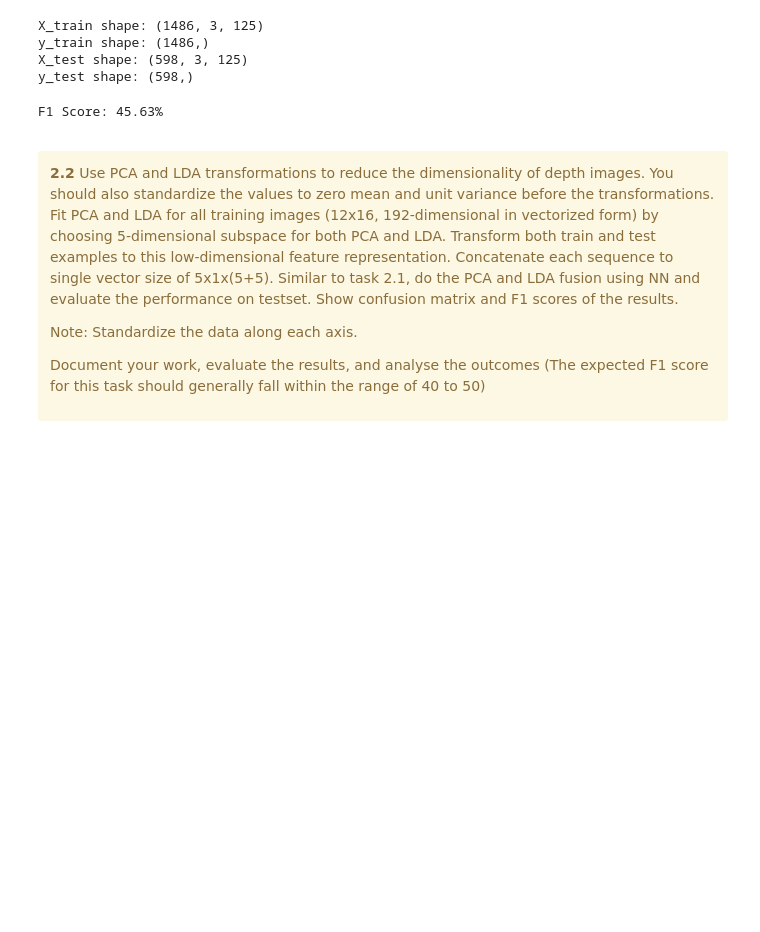
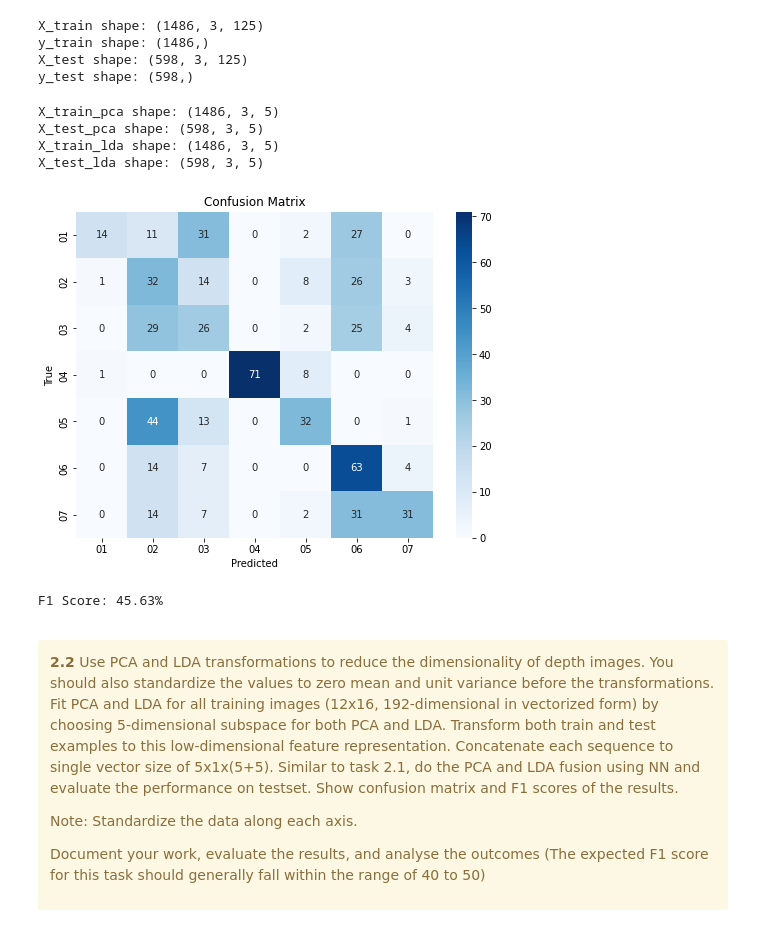
Before and after one commit to waasnipun/mmdf, a Jupyter notebook: project-work-MEx-classification.ipynb, the cells around one changed output. Saved outputs shown, nothing was run; the diff lists cells and outputs as text; code cells hidden in the pictures; blank space fills up the shorter version.

```diff
--- a/project-work-MEx-classification.ipynb
+++ b/project-work-MEx-classification.ipynb
@@ -397,11 +399,14 @@ def resample_scale(data, orig_freq, new_freq):
 
     return preprocess_data.flatten()
 
-def preprocess(df, columns, label_column='exercise_id'):
+def preprocess(df, columns, resample=True):
     combined_features = []
     for col in columns:
-        # Preprocess the data
-        preprocessed_data = df['df'].apply(lambda x: resample_scale(x[col].values, 100, 25))
+        preprocessed_data = df['df'].apply(lambda x: x[col].values)
+
+        # resample the data to 25 Hz
+        if resample:
+            preprocessed_data = df['df'].apply(lambda x: resample_scale(data=x[col].values, orig_freq=100, new_freq=25))
         preprocessed_data = np.vstack(preprocessed_data.values)
 
         # Standardize the data
@@ -413,8 +418,8 @@ def preprocess(df, columns, label_column='exercise_id'):
 
     return np.stack(combined_features, axis=1)
 # %%
-training_acc['preprocessed_data'] = [_ for _ in preprocess(training_acc, ['acc_0', 'acc_1', 'acc_2'])]
-testing_acc['preprocessed_data'] = [_ for _ in preprocess(testing_acc, ['acc_0', 'acc_1', 'acc_2'])]
+training_acc['preprocessed_data'] = [_ for _ in preprocess(df=training_acc, columns=['acc_0', 'acc_1', 'acc_2'], resample=True)]
+testing_acc['preprocessed_data'] = [_ for _ in preprocess(df=testing_acc, columns=['acc_0', 'acc_1', 'acc_2'] , resample=True)]
 # %%
 X_train = np.stack(training_acc['preprocessed_data'].values)
 y_train = training_acc['exercise_id'].values
@@ -467,3 +471,11 @@ for i in range(X_train.shape[1]):
+# %%
+X_train_pca, X_test_pca, X_train_lda, X_test_lda = transform_data_with_pca_lda(X_train, X_test, y_train, n_components=5)
+print(f'X_train_pca shape: {X_train_pca.shape}\nX_test_pca shape: {X_test_pca.shape}\nX_train_lda shape: {X_train_lda.shape}\nX_test_lda shape: {X_test_lda.shape}')
+# %% [output]
+X_train_pca shape: (1486, 3, 5)
+X_test_pca shape: (598, 3, 5)
+X_train_lda shape: (1486, 3, 5)
+X_test_lda shape: (598, 3, 5)
 # %%
 # Function to fuse PCA and LDA and classify
 def fuse_pca_lda_classification(test_example_pca, test_example_lda, training_examples_pca, training_examples_lda):
@@ -499,14 +511,28 @@ def fuse_pca_lda_classification(test_example_pca, test_example_lda, training_exa
     return predicted_class
 # %%
 from sklearn.metrics import f1_score
+from sklearn.metrics import confusion_matrix
+import seaborn as sns
+import matplotlib.pyplot as plt
 
 predictions = []
-for x_test_pca, x_test_lda in zip(X_test_transform_pca, X_test_transform_lda):
-    predictions.append(y_train[fuse_pca_lda_classification(x_test_pca, x_test_lda, X_train_transform_pca, X_train_transform_lda)])
+for x_test_pca, x_test_lda in zip(X_test_pca, X_test_lda):
+    predictions.append(y_train[fuse_pca_lda_classification(x_test_pca, x_test_lda, X_train_pca, X_train_lda)])
 
 f1_score = f1_score(y_test, predictions, average='macro')
+cm = confusion_matrix(y_test, predictions, labels=np.unique(y_test))
+
+# Plot the confusion matrix using seaborn heatmap
+plt.figure(figsize=(8, 6))
+sns.heatmap(cm, annot=True, fmt='d', cmap='Blues', xticklabels=np.unique(y_test), yticklabels=np.unique(y_test))
+plt.xlabel('Predicted')
+plt.ylabel('True')
+plt.title('Confusion Matrix')
+plt.show()
+
 print(f'F1 Score: {f1_score*100:.2f}%')
 # %% [output]
+[figure, added]
 F1 Score: 45.63%
 # %% [markdown]
 <a id='task2'></a>
```
Also changed, not shown: parts of 9 cells of this notebook.
